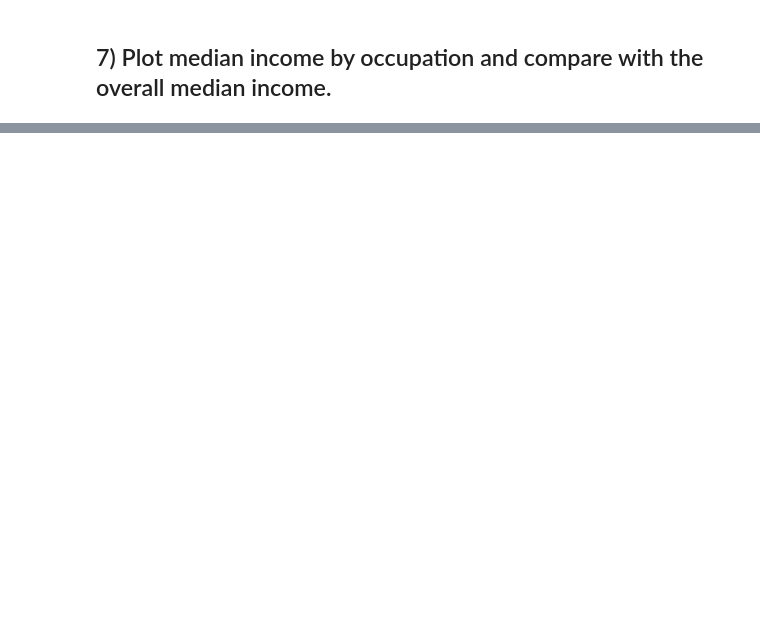
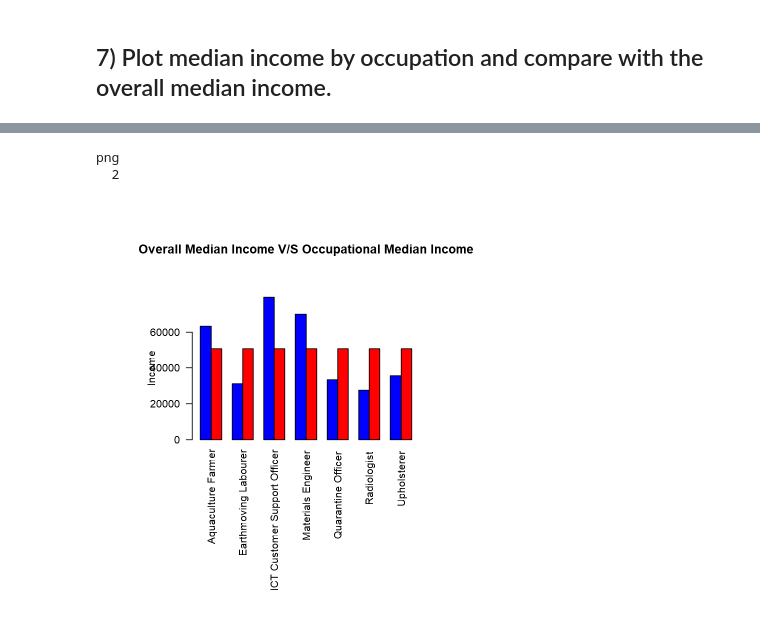
Before and after one commit to swapnasam/Data-Science, a Jupyter notebook: Tasks/Income_Occupation.ipynb, the cells around one changed output, grey strips where cells are left out. Cells and saved outputs as stored; diff of their text form; code cells hidden in the pictures; blank space fills up the shorter version.

```diff
--- a/Tasks/Income_Occupation.ipynb
+++ b/Tasks/Income_Occupation.ipynb
@@ -414,2 +451,10 @@ median(Income_df_plot$Value)
 # %% [markdown]
 ## 7) Plot median income by occupation and compare with the overall median income.
+# %%
+#lets  take the merged_df from step 3
+
+# Lets group based on name
+grouped_df <-merged_df %>% group_by(Occupation)
+group_df <-grouped_df %>% summarise(Income = median(Income))
+
+group_df
@@ -415,0 +472,4 @@ median(Income_df_plot$Value)
+# %%
+group_df <-group_df %>%
+        mutate(Overall_Median = overall_median)
+group_df
@@ -415,0 +487,26 @@ median(Income_df_plot$Value)
+# %%
+## To plot bar plot for Overall median and Occupation median
+
+Block_name <-c("Occupation Median","Overall Median")
+colors <- c("blue", "red")
+
+
+
+count <-c(group_df$Income,group_df$Overall_Median)
+Values <- matrix(count, nrow = 2, ncol = 7, byrow = TRUE) # to make as a matrix
+#par(mar = c(9, 4, 4, 2) + 1)
+
+png(file="Income_Occupation_bar_plot.png")
+par(mar=c(15,8,8,8))#add room for  labels
+
+barplot(Values ,names.arg=group_df$Occupation,col= colors,ylab = "Income", main ="Overall Median Income V/S Occupational Median Income",las = 2, beside =TRUE) ###las for space for label
+legend("topright", Block_name, cex = .9, fill = colors)
+dev.off()
+
+# To display in jupyter lab
+par(mar=c(15,8,8,8))
+barplot(Values ,names.arg=group_df$Occupation,col= colors,ylab = "Income", main ="Overall Median Income V/S Occupational Median Income",las = 2, beside =TRUE) ###las for space for label
+# %% [output]
+png
+  2
+[figure, added]
```
Also changed, not shown: parts of 13 cells of this notebook, 2 other files.
